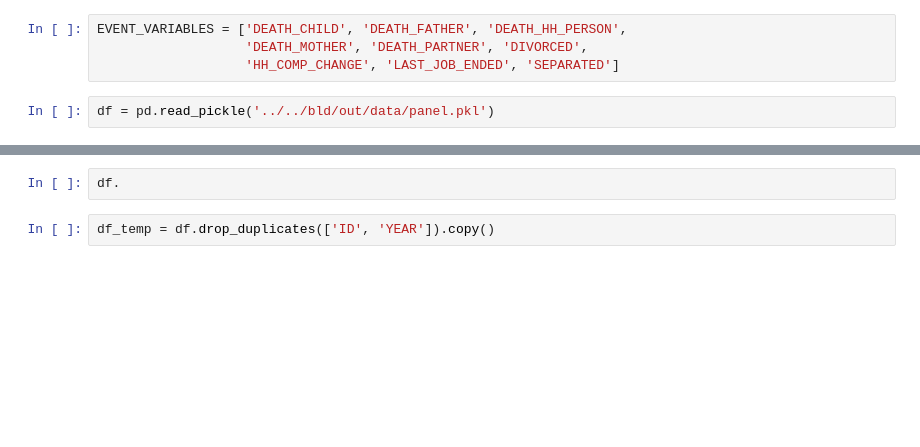
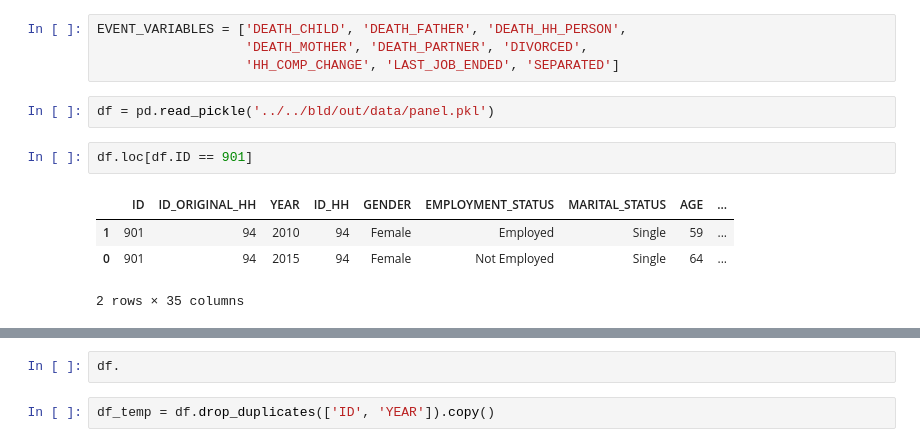
Before and after one commit to tobiasraabe/loc, a Jupyter notebook: src/exploration/explore_panel.ipynb, the cells around one changed output, grey strips where cells are left out. Drawn from its saved outputs; the diff is of its cells as text; blank space fills up the shorter version.

```diff
--- a/src/exploration/explore_panel.ipynb
+++ b/src/exploration/explore_panel.ipynb
@@ -9,6 +9,13 @@ EVENT_VARIABLES = ['DEATH_CHILD', 'DEATH_FATHER', 'DEATH_HH_PERSON',
                    'HH_COMP_CHANGE', 'LAST_JOB_ENDED', 'SEPARATED']
 # %%
 df = pd.read_pickle('../../bld/out/data/panel.pkl')
+# %%
+df.loc[df.ID == 901]
+# %% [output]
+|  | ID | ID_ORIGINAL_HH | YEAR | ID_HH | GENDER | EMPLOYMENT_STATUS | MARITAL_STATUS | AGE | ... |
+| 1 | 901 | 94 | 2010 | 94 | Female | Employed | Single | 59 | ... |
+| 0 | 901 | 94 | 2015 | 94 | Female | Not Employed | Single | 64 | ... |
+2 rows × 35 columns
 # %%
 df.columns
 # %% [output]
```
Also changed, not shown: parts of 4 cells of this notebook, 6 other files.
